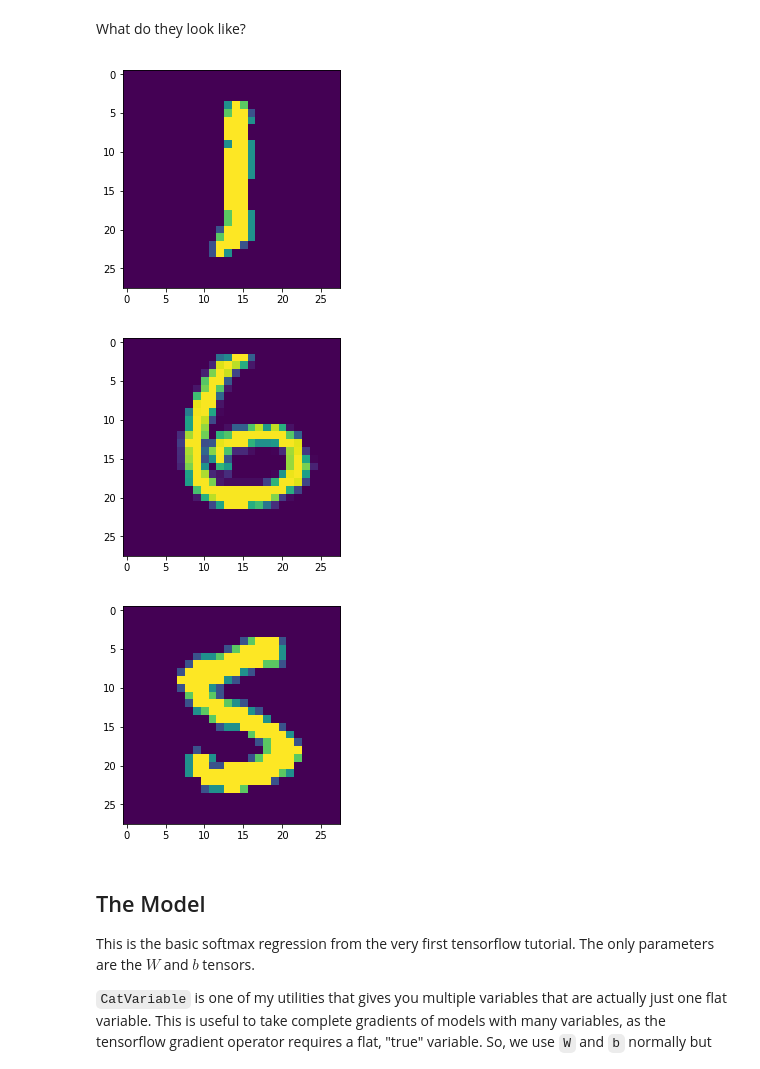
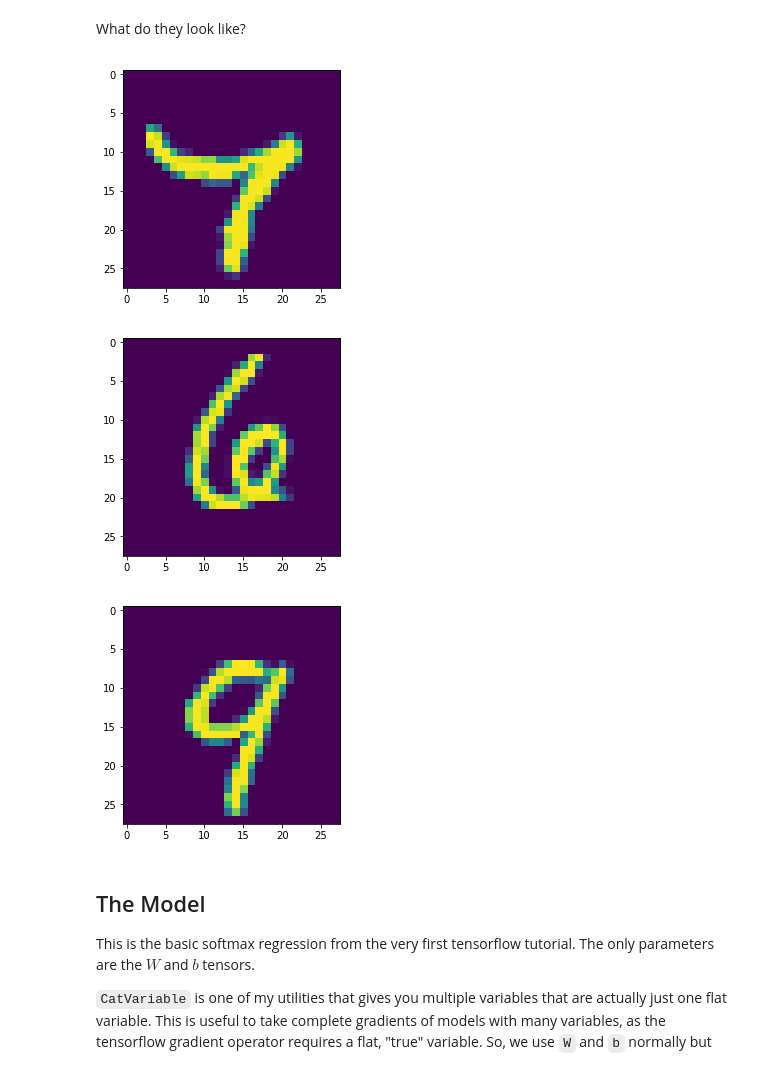
Before and after one commit to afqueiruga/afqstensorflowexamples, a Jupyter notebook: hessian_mnist.ipynb, the cells around one changed output. Drawn from its saved outputs; the diff is of its cells as text; code cells hidden in the pictures.

```diff
--- a/hessian_mnist.ipynb
+++ b/hessian_mnist.ipynb
@@ -18,18 +18,18 @@ What do they look like?
 # %%
 import numpy as np
 from matplotlib.pyplot import imshow
 from matplotlib import pylab as plt
 %matplotlib inline
-imshow(mnist.test.images[14,:].reshape(28,28))
+imshow(mnist.test.images[124,:].reshape(28,28))
 plt.show()
-imshow(mnist.test.images[1123,:].reshape(28,28))
+imshow(mnist.test.images[123,:].reshape(28,28))
 plt.show()
-imshow(mnist.test.images[132,:].reshape(28,28))
+imshow(mnist.test.images[12,:].reshape(28,28))
 plt.show()
 # %% [output]
-[figure, old version]
+[figure, new version]
-[figure, old version]
+[figure, new version]
-[figure, old version]
+[figure, new version]
 # %% [markdown]
 ## The Model
 
```
Also changed, not shown: parts of 9 cells of this notebook, 1 other file.
